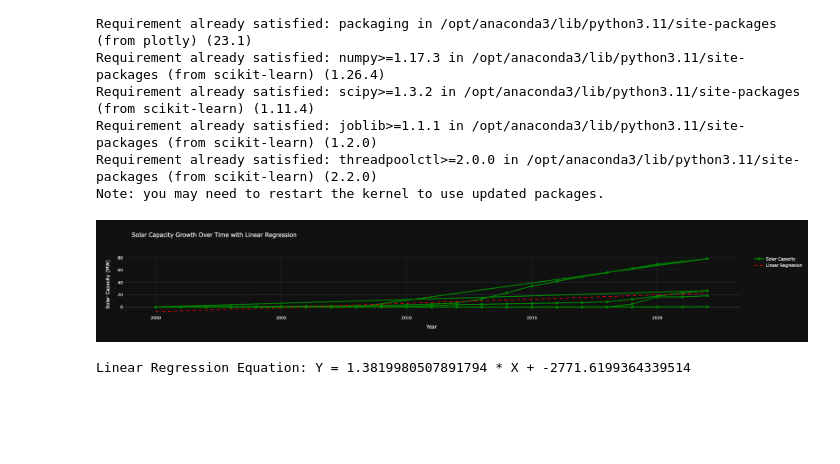
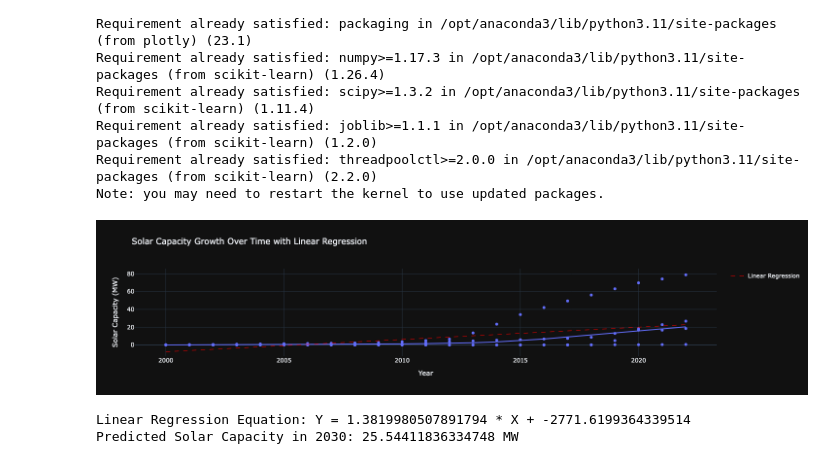
Before and after one commit to bay1900/solar-interactive-dashboard, a Jupyter notebook: analysis.ipynb, the cells around one changed output. Drawn from its saved outputs; the diff is of its cells as text; code cells hidden in the pictures; blank space fills up the shorter version.

```diff
--- a/analysis.ipynb
+++ b/analysis.ipynb
@@ -57,60 +57,61 @@ Requirement already satisfied: threadpoolctl>=2.0.0 in /opt/anaconda3/lib/python
 Note: you may need to restart the kernel to use updated packages.
 # %%
 import numpy as np
-import plotly.graph_objects as go
+import pandas as pd
+import plotly.express as px
 from sklearn.linear_model import LinearRegression
 
-years = np.array(solar_capability['Year']).reshape(-1, 1)
-solar_capacity = solar_capability['capability_gw']
+solar_capability_column_year          = solar_capability['Year'].to_numpy()
+solar_capability_column_capability_gw = solar_capability['capability_gw'].to_numpy()
 
-# # Example data (Year vs. Solar Capacity in MW)
-# years = np.array([2015, 2016, 2017, 2018, 2019, 2020, 2021, 2022, 2023]).reshape(-1, 1)
-# solar_capacity = np.array([50, 100, 250, 400, 600, 800, 1200, 1500, 2000])  # Solar capacity in MW
+# Example data (Year vs. Solar Capacity in MW)
+years = np.array(solar_capability_column_year).reshape(-1, 1)
+solar_capacity = np.array(solar_capability_column_capability_gw)  # Solar capacity in MW
+
+# Create a DataFrame for Plotly Express
+df = pd.DataFrame({
+    'Year': years.flatten(),
+    'Solar Capacity (MW)': solar_capacity
+})
 
 # Fit the Linear Regression model
 model = LinearRegression()
 model.fit(years, solar_capacity)
 
 # Predict values
-predictions = model.predict(years)
+df['Predicted Solar Capacity (MW)'] = model.predict(years)
 
-# Create a line plot
-fig = go.Figure()
+# Create a scatter plot with linear regression line
+fig = px.scatter(
+                 df,
+                 x='Year',
+                 y='Solar Capacity (MW)',
+                 title='Solar Capacity Growth Over Time with Linear Regression',
+                 labels={'Solar Capacity (MW)': 'Solar Capacity (MW)', 'Year': 'Year'},
+                 trendline="lowess",
+                 template='plotly_dark')
 
-# Add trace for Solar Capacity over Time
-fig.add_trace(go.Scatter(
-    x=years.flatten(),
-    y=solar_capacity,
-    mode='lines+markers',
-    name='Solar Capacity',
-    line=dict(color='green', width=3),
-    marker=dict(size=8)
-))
-
-# Add trace for Linear Regression Line
-fig.add_trace(go.Scatter(
-    x=years.flatten(),
-    y=predictions,
-    mode='lines',
-    name='Linear Regression',
-    line=dict(color='red', width=2, dash='dash')
-))
-
-# Update layout with titles and labels
-fig.update_layout(
-    title='Solar Capacity Growth Over Time with Linear Regression',
-    xaxis_title='Year',
-    yaxis_title='Solar Capacity (MW)',
-    template='plotly_dark'
-)
+# Add the linear regression line to the figure
+fig.add_scatter(x=df['Year'],
+                 y=df['Predicted Solar Capacity (MW)'],
+                 mode='lines',
+                 name='Linear Regression',
+                 line=dict(color='red', width=1, dash='dash')
+               )
 
 # Show plot
 fig.show()
 
 # Print the regression coefficients
-slope = model.coef_[0]  # This is now correct for 1D array
+slope = model.coef_[0]  # This is the slope
 intercept = model.intercept_
 print(f'Linear Regression Equation: Y = {slope} * X + {intercept}')
+
+# Predict solar capacity for the year 2030
+future_year = np.array([[2024]])
+predicted_capacity = model.predict(future_year)
+print(f'Predicted Solar Capacity in 2030: {predicted_capacity[0]} MW')
 # %% [output]
-[figure, old version]
+[figure, new version]
 Linear Regression Equation: Y = 1.3819980507891794 * X + -2771.6199364339514
+Predicted Solar Capacity in 2030: 25.54411836334748 MW
```
Also changed, not shown: parts of 5 cells of this notebook, 5 other files.
